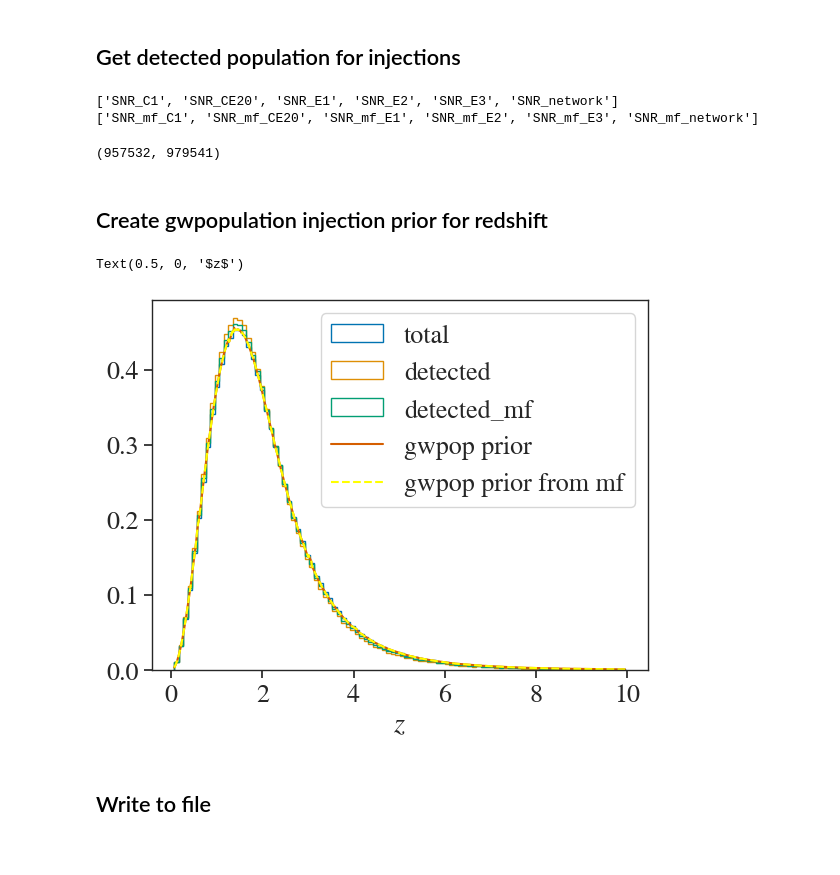
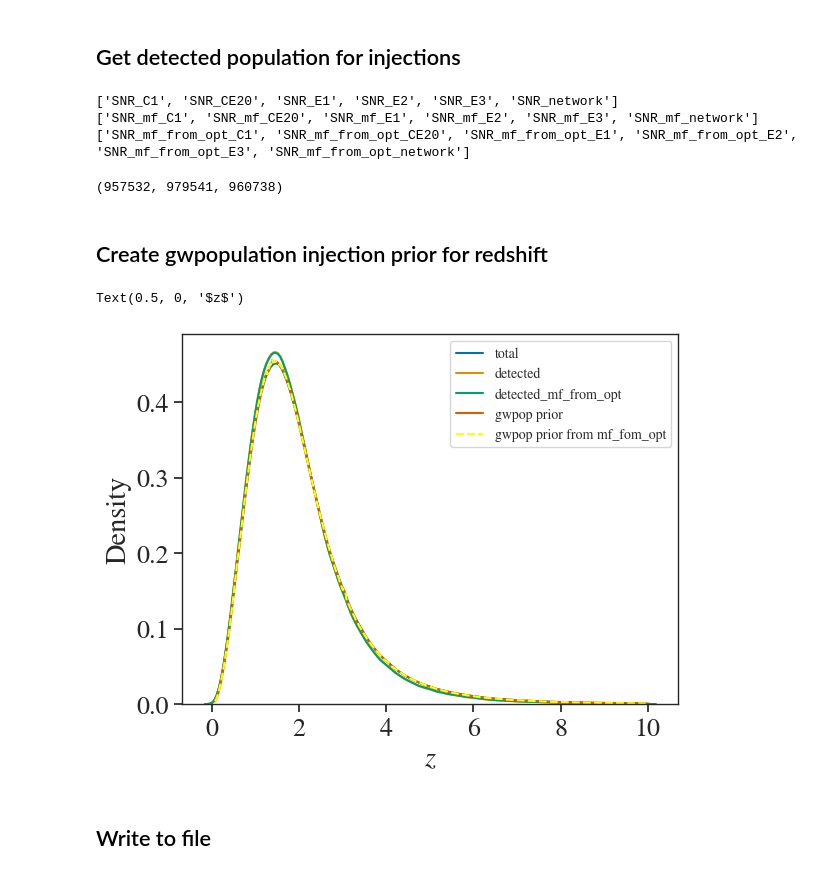
Before and after one commit to divyajyoti09/next_gen_detect, a Jupyter notebook: A-sharp_z_peak_mapping/gwpopulation/combine_injection_files_for_gwpop.ipynb, the cells around one changed output. Cells and saved outputs as stored; diff of their text form; code cells hidden in the pictures.

```diff
--- a/A-sharp_z_peak_mapping/gwpopulation/combine_injection_files_for_gwpop.ipynb
+++ b/A-sharp_z_peak_mapping/gwpopulation/combine_injection_files_for_gwpop.ipynb
@@ -61,7 +74,14 @@ for param in select_params:
 # %% [markdown]
 ### Calculate MF SNRs from Optimal SNRs
 # %%
-def mf_snr_from_opt_snr(opt_snr):
-    mf_snr = np.random.normal(loc=opt_snr, scale=1.0)
+def mf_snr_from_opt_snr(opt_snr, method='chisq'):
+    """
+    Choose method from ['chisq', 'normal']
+    """
+    if method == 'normal':
+        mf_snr = np.random.normal(loc=opt_snr, scale=1.0)
+    elif method == 'chisq':
+        mf_snr_sq = ncx2.rvs(2, opt_snr**2)
+        mf_snr = np.sqrt(mf_snr_sq)
     return(mf_snr)
 # %%
@@ -85,25 +118,29 @@ for key in injected_data['total'].keys():
 # %%
 def get_detected_SNRs(data_dict, ifo_threshold=5, network_threshold=12,
                       method='network', return_detected_dict=False,
-                      snr_type='opt'):
+                      snr_type='mf_from_opt'):
     if type(data_dict) == pd.core.frame.DataFrame:
         pass
     else:
         data_dict = pd.DataFrame(data_dict)
+
     if snr_type == 'opt':
         SNR_keys = [key for key in data_dict.keys() if 'SNR' in key and 'mf' not in key]
-        print(SNR_keys)
+    elif snr_type == 'mf_from_opt':
+        SNR_keys = [key for key in data_dict.keys() if 'SNR_mf_from_opt' in key]
     elif snr_type == 'mf':
-        SNR_keys = [key for key in data_dict.keys() if 'SNR_mf' in key]
-        print(SNR_keys)
+        SNR_keys = [key for key in data_dict.keys() if 'SNR_mf' in key and 'from_opt' not in key]
     else:
         raise KeyError('Please choose snr_type from "opt" or "mf"')
+    print(SNR_keys)
     detected_bool_dict = {}
     detected_dict = {}
 
     for key in SNR_keys:
         if snr_type == 'opt':
             dict_key = key.split('SNR_')[-1]
+        elif snr_type == 'mf_from_opt':
+            dict_key = key.split('SNR_mf_from_opt_')[-1]
         elif snr_type == 'mf':
             dict_key = key.split('SNR_mf_')[-1]
 
@@ -129,35 +166,38 @@ def get_detected_SNRs(data_dict, ifo_threshold=5, network_threshold=12,
     else:
         return(detected_events_df)
 # %%
-injected_data['detected'] = get_detected_SNRs(injected_data['total'], method='two-detector')
+injected_data['detected'] = get_detected_SNRs(injected_data['total'], method='two-detector', snr_type='opt')
 injected_data['detected_mf'] = get_detected_SNRs(injected_data['total'], method='two-detector', snr_type='mf')
+injected_data['detected_mf_from_opt'] = get_detected_SNRs(injected_data['total'], method='two-detector', snr_type='mf_from_opt')
 # %% [output]
 ['SNR_C1', 'SNR_CE20', 'SNR_E1', 'SNR_E2', 'SNR_E3', 'SNR_network']
 ['SNR_mf_C1', 'SNR_mf_CE20', 'SNR_mf_E1', 'SNR_mf_E2', 'SNR_mf_E3', 'SNR_mf_network']
+['SNR_mf_from_opt_C1', 'SNR_mf_from_opt_CE20', 'SNR_mf_from_opt_E1', 'SNR_mf_from_opt_E2', 'SNR_mf_from_opt_E3', 'SNR_mf_from_opt_network']
 # %%
-len(injected_data['detected']['redshift']), len(injected_data['detected_mf']['redshift'])
+len(injected_data['detected']['redshift']), len(injected_data['detected_mf']['redshift']), len(injected_data['detected_mf_from_opt']['redshift'])
 # %% [output]
-(957532, 979541)
+(957532, 979541, 960738)
 # %% [markdown]
 ## Create gwpopulation injection prior for redshift
 # %%
 injected_data['detected']['p_z'] = p_z.probability_density(injected_data['detected']['redshift'])
 injected_data['detected_mf']['p_z'] = p_z.probability_density(injected_data['detected_mf']['redshift'])
+injected_data['detected_mf_from_opt']['p_z'] = p_z.probability_density(injected_data['detected_mf_from_opt']['redshift'])
 # %%
-plt.hist(injected_data['total']['redshift'], bins=100, label='total', histtype=u'step', density=True)
-plt.hist(injected_data['detected']['redshift'], bins=100, label='detected', histtype=u'step', density=True)
-plt.hist(injected_data['detected_mf']['redshift'], bins=100, label='detected_mf', histtype=u'step', density=True)
+sns.kdeplot(injected_data['total']['redshift'], label='total')
+sns.kdeplot(injected_data['detected']['redshift'], label='detected')
+sns.kdeplot(injected_data['detected_mf_from_opt']['redshift'], label='detected_mf_from_opt')
 sort_idx = np.argsort(injected_data['detected']['redshift'])
 plt.plot(np.array(injected_data['detected']['redshift'])[sort_idx],
          np.array(injected_data['detected']['p_z'])[sort_idx], label='gwpop prior')
-sort_idx_mf = np.argsort(injected_data['detected_mf']['redshift'])
-plt.plot(np.array(injected_data['detected_mf']['redshift'])[sort_idx_mf],
-         np.array(injected_data['detected_mf']['p_z'])[sort_idx_mf], label='gwpop prior from mf', ls='--', c='yellow')
-plt.legend(loc=1)
+sort_idx_mf = np.argsort(injected_data['detected_mf_from_opt']['redshift'])
+plt.plot(np.array(injected_data['detected_mf_from_opt']['redshift'])[sort_idx_mf],
+         np.array(injected_data['detected_mf_from_opt']['p_z'])[sort_idx_mf], label='gwpop prior from mf_fom_opt', ls='--', c='yellow')
+plt.legend(loc=1, fontsize=10)
 plt.xlabel('$z$')
 # %% [output]
 Text(0.5, 0, '$z$')
-[figure, old version]
+[figure, new version]
 # %% [markdown]
 ## Write to file
 # %% [markdown]
```
Also changed, not shown: parts of 10 cells of this notebook, 6 other files.
